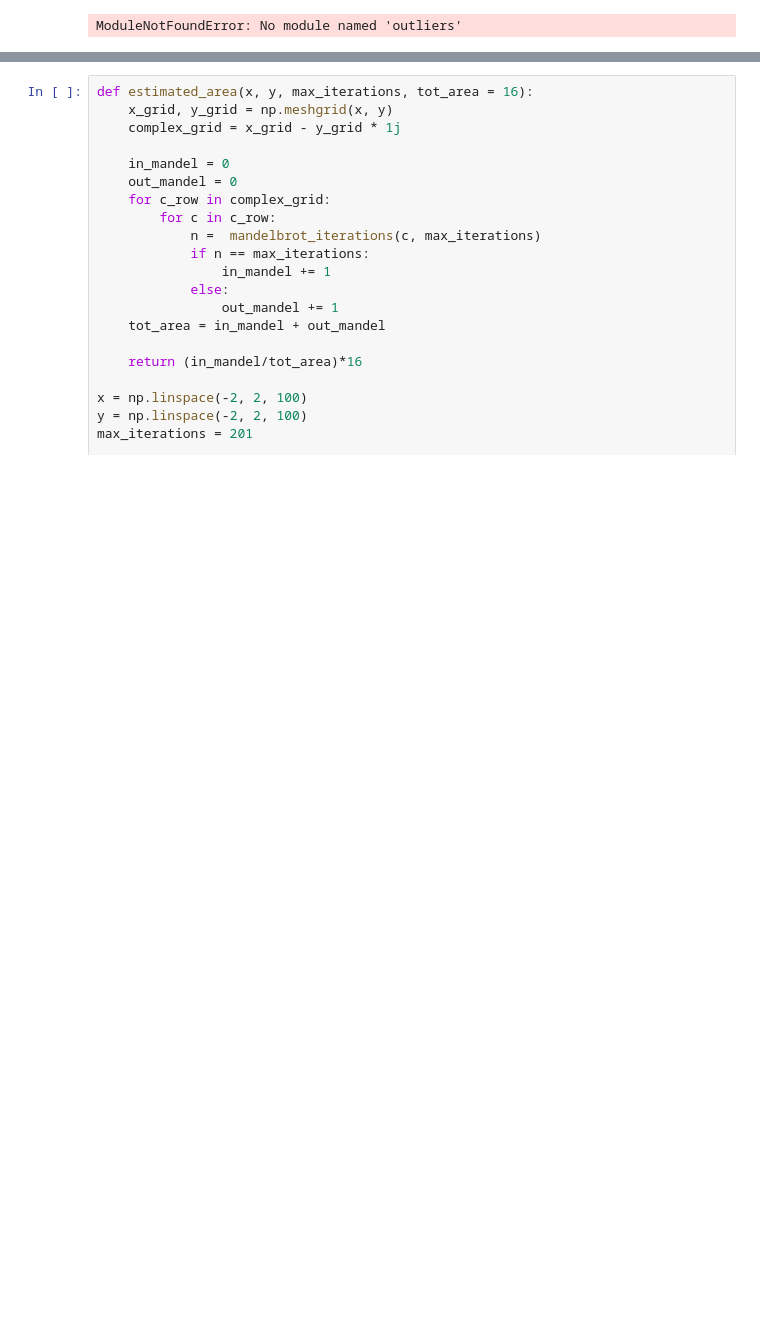
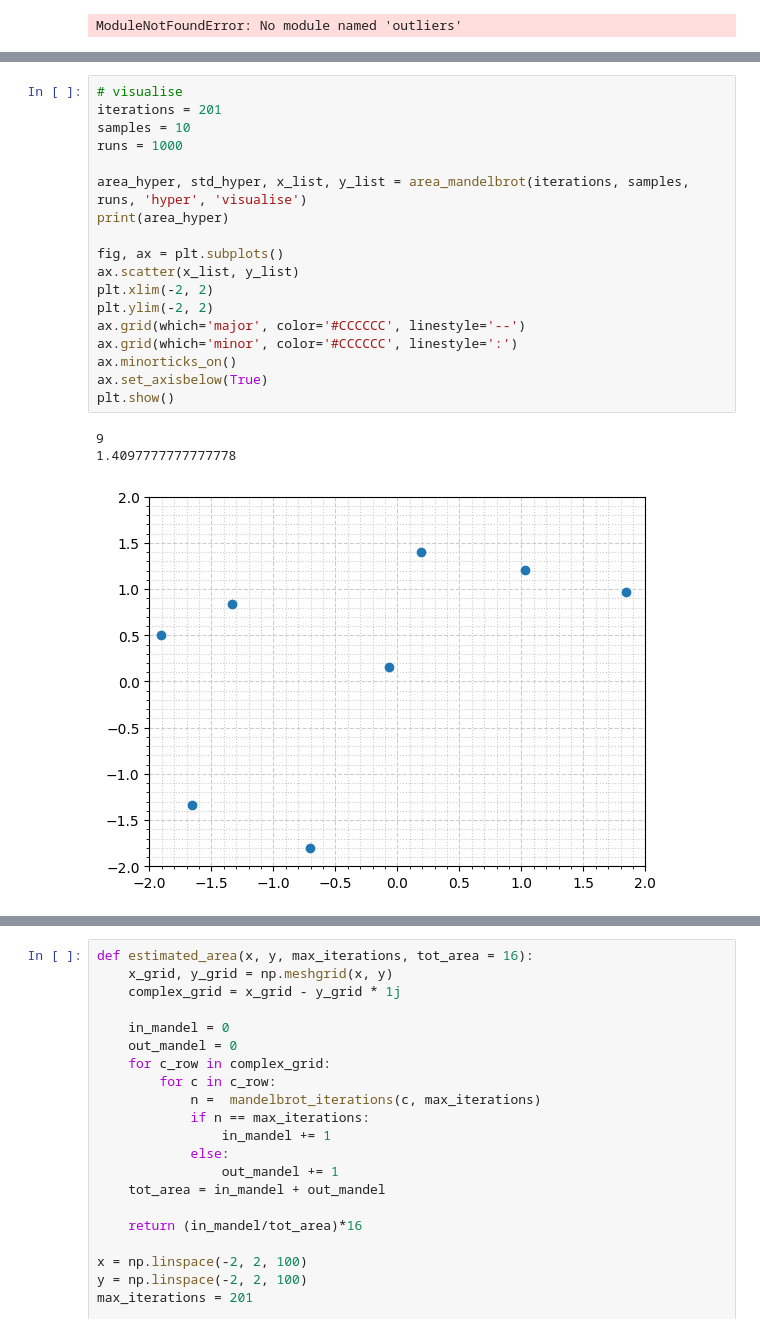
Before and after one commit to sachagijsbers/stochastic_1, a Jupyter notebook: code.ipynb, the cells around one changed output, grey strips where cells are left out. Saved outputs shown, nothing was run; the diff lists cells and outputs as text; blank space fills up the shorter version.

```diff
--- a/code.ipynb
+++ b/code.ipynb
@@ -259,3 +279,25 @@ ModuleNotFoundError: No module named 'outliers'
+# %%
+# visualise
+iterations = 201
+samples = 10
+runs = 1000
+
+area_hyper, std_hyper, x_list, y_list = area_mandelbrot(iterations, samples, runs, 'hyper', 'visualise')
+print(area_hyper)
+
+fig, ax = plt.subplots()
+ax.scatter(x_list, y_list)
+plt.xlim(-2, 2)
+plt.ylim(-2, 2)
+ax.grid(which='major', color='#CCCCCC', linestyle='--')
+ax.grid(which='minor', color='#CCCCCC', linestyle=':')
+ax.minorticks_on()
+ax.set_axisbelow(True)
+plt.show()
+# %% [output]
+9
+1.4097777777777778
+[figure, added]
 # %%
 # visualise
 iterations = 201
```
Also changed, not shown: parts of 2 cells of this notebook, 3 other files.
